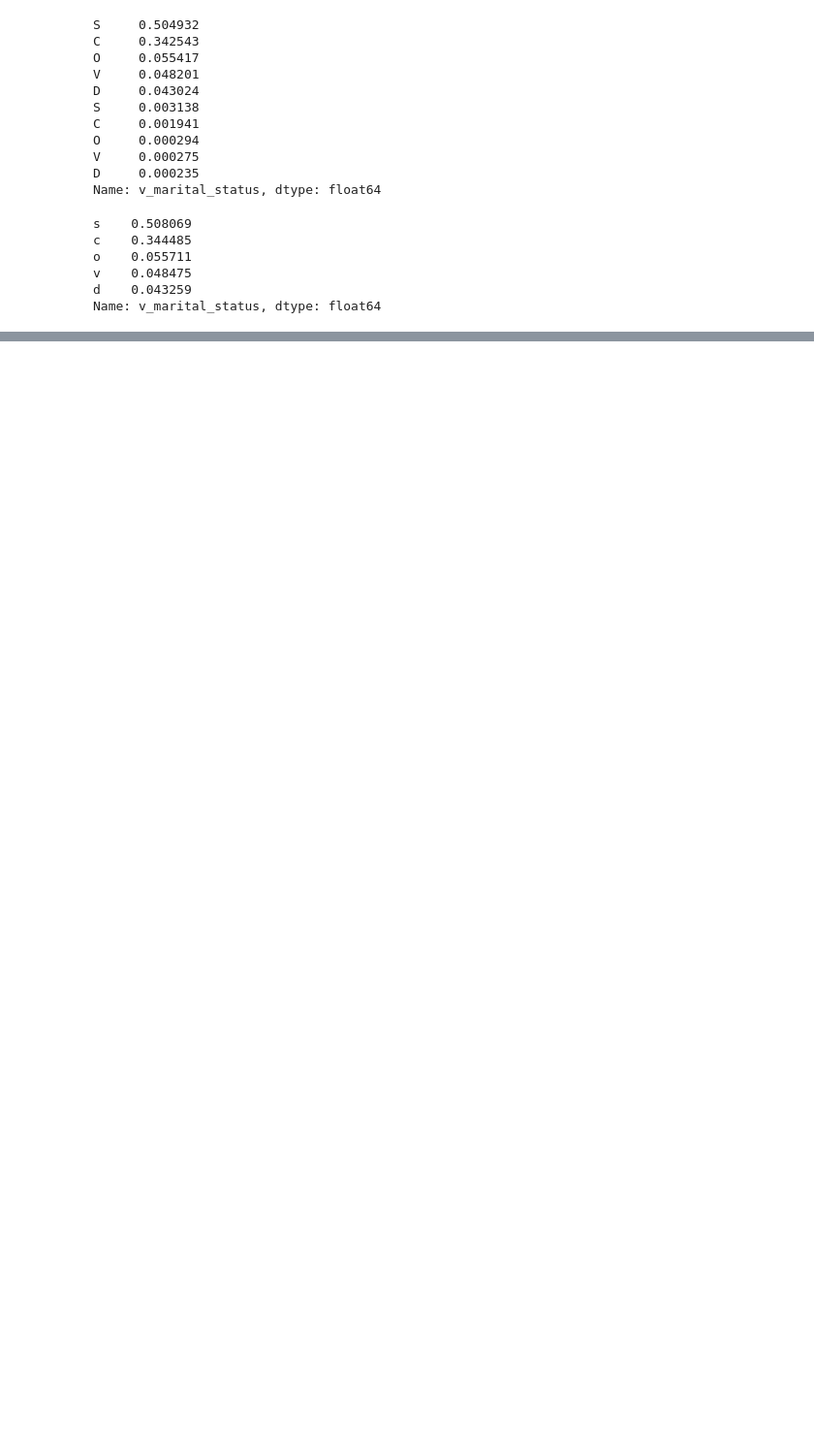
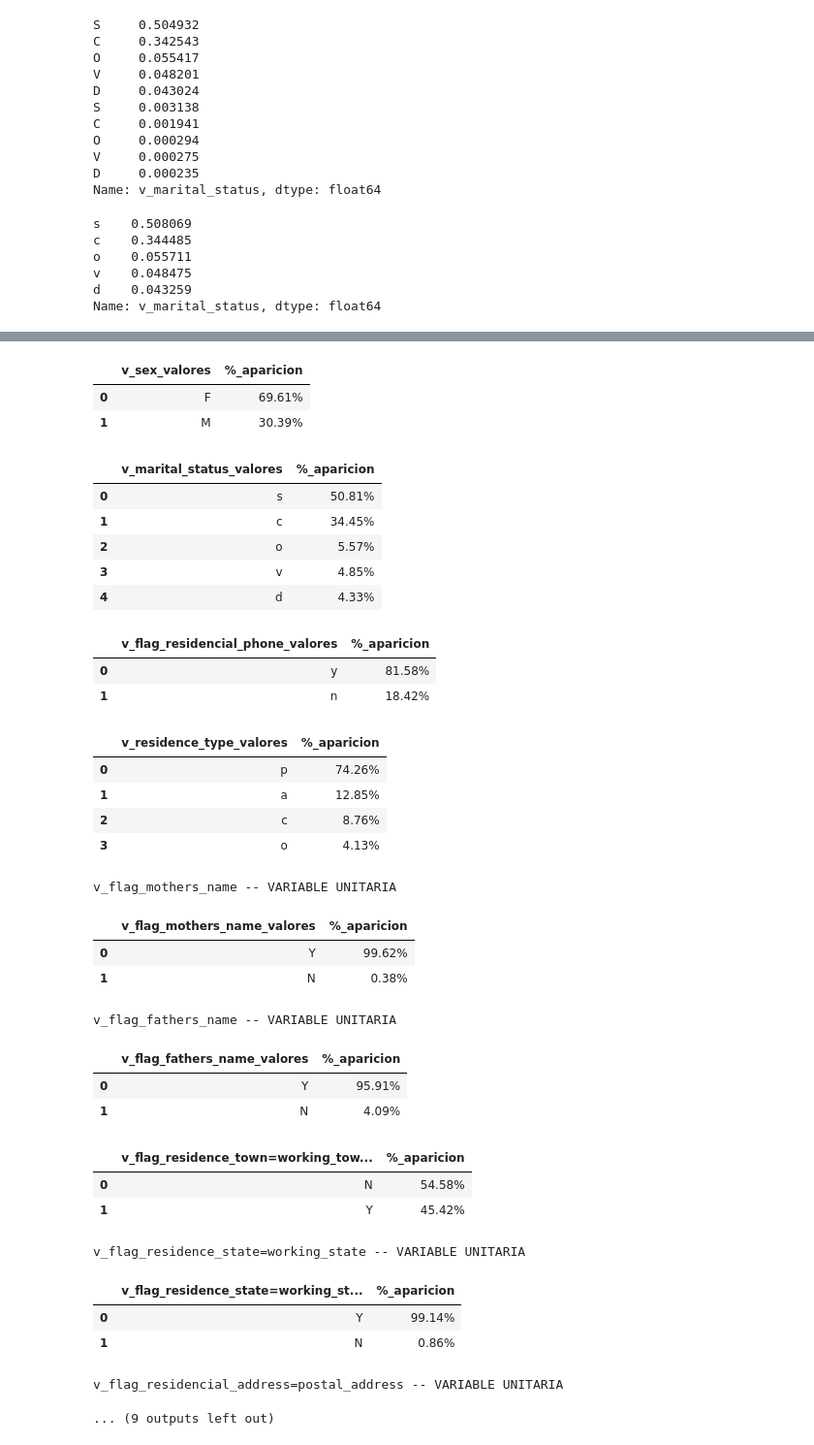
Before and after one commit to alanruizmondragon/examen, a Jupyter notebook: code/examen_ruiz_mondragon_alan.ipynb, the cells around one changed output, grey strips where cells are left out. Shown: that part at 97% size. Saved outputs shown, nothing was run; the diff lists cells and outputs as text; code cells hidden in the pictures; blank space fills up the shorter version.

```diff
--- a/code/examen_ruiz_mondragon_alan.ipynb
+++ b/code/examen_ruiz_mondragon_alan.ipynb
@@ -860,0 +968,4 @@ Name: v_marital_status, dtype: float64
+# %%
+#Visualizamos el nombre de las variables unitarias
+for col in df.filter(like="v_").columns:
+    unitarias(df,col)
@@ -860,0 +981,40 @@ Name: v_marital_status, dtype: float64
+# %%
+#Visualizamos la distribución de las variables categoricas
+for col in df.filter(like="v_").columns:
+    display(categoricas(df,col))
+    print("\n")
+# %% [output]
+|  | v_sex_valores | %_aparicion |
+| 0 | F | 69.61% |
+| 1 | M | 30.39% |
+|  | v_marital_status_valores | %_aparicion |
+| 0 | s | 50.81% |
+| 1 | c | 34.45% |
+| 2 | o | 5.57% |
+| 3 | v | 4.85% |
+| 4 | d | 4.33% |
+|  | v_flag_residencial_phone_valores | %_aparicion |
+| 0 | y | 81.58% |
+| 1 | n | 18.42% |
+|  | v_residence_type_valores | %_aparicion |
+| 0 | p | 74.26% |
+| 1 | a | 12.85% |
+| 2 | c | 8.76% |
+| 3 | o | 4.13% |
+v_flag_mothers_name -- VARIABLE UNITARIA
+|  | v_flag_mothers_name_valores | %_aparicion |
+| 0 | Y | 99.62% |
+| 1 | N | 0.38% |
+v_flag_fathers_name -- VARIABLE UNITARIA
+|  | v_flag_fathers_name_valores | %_aparicion |
+| 0 | Y | 95.91% |
+| 1 | N | 4.09% |
+|  | v_flag_residence_town=working_tow... | %_aparicion |
+| 0 | N | 54.58% |
+| 1 | Y | 45.42% |
+v_flag_residence_state=working_state -- VARIABLE UNITARIA
+|  | v_flag_residence_state=working_st... | %_aparicion |
+| 0 | Y | 99.14% |
+| 1 | N | 0.86% |
+v_flag_residencial_address=postal_address -- VARIABLE UNITARIA
+... (9 outputs left out)
```
Also changed, not shown: parts of 19 cells of this notebook.
